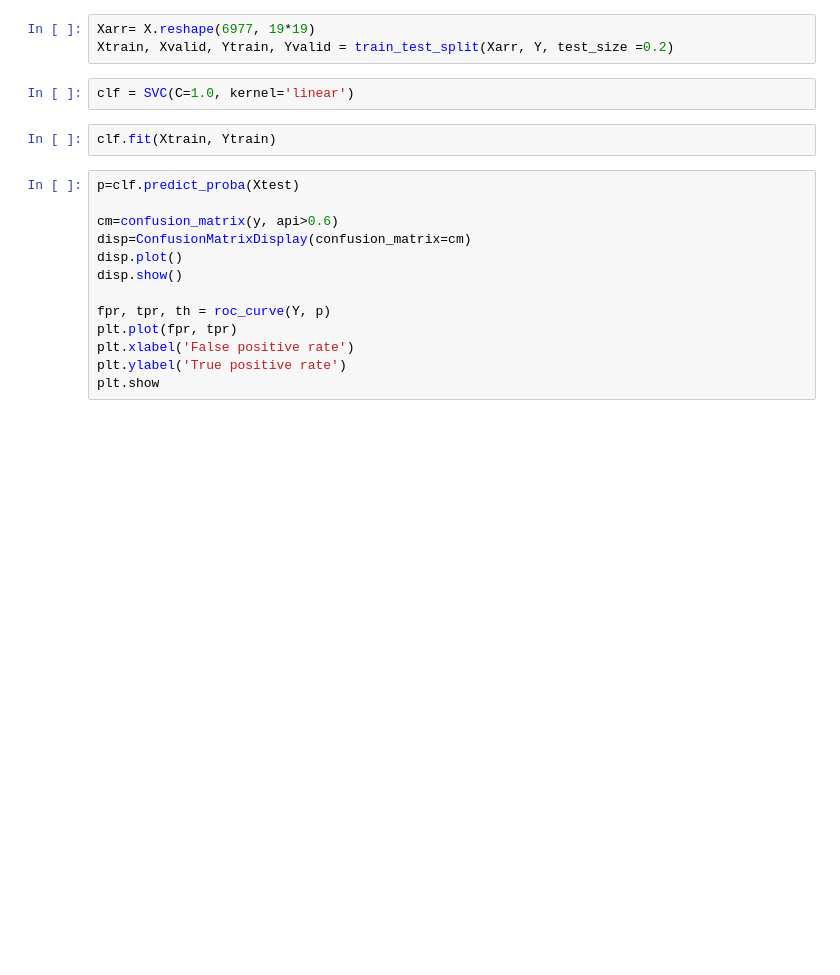
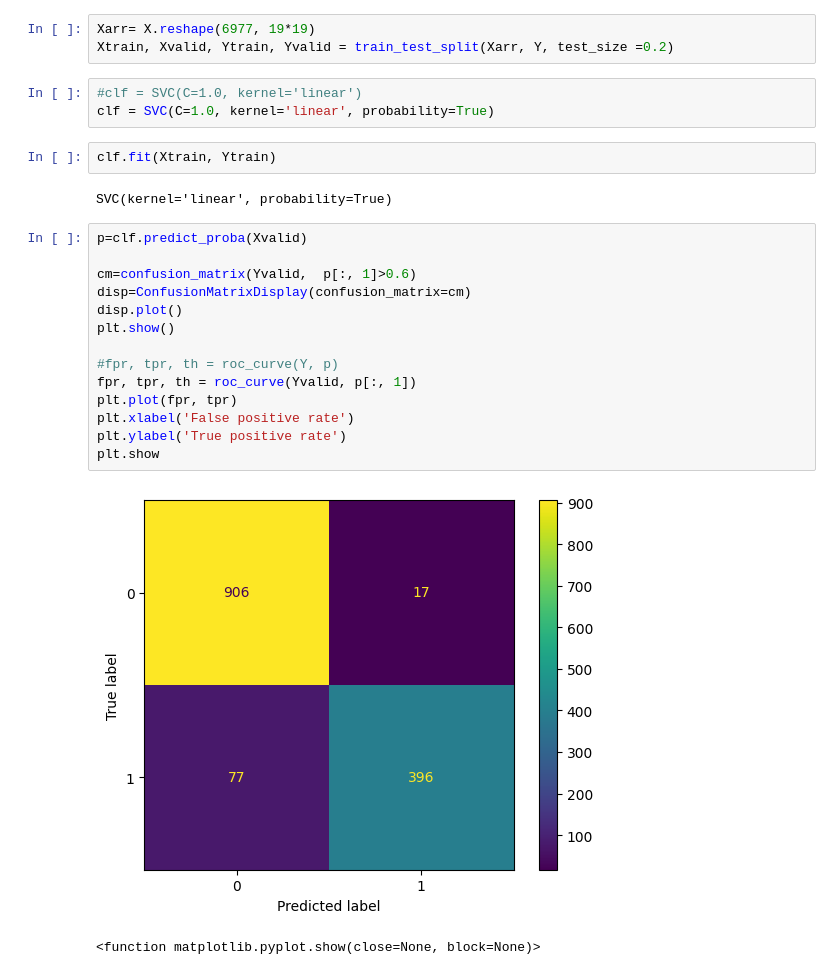
Before and after one commit to daisyLsbu/machinelearningConcept, a Jupyter notebook: SVM.ipynb, the cells around one changed output. Cells and saved outputs as stored; diff of their text form; blank space fills up the shorter version.

```diff
--- a/SVM.ipynb
+++ b/SVM.ipynb
@@ -23,19 +23,26 @@ from sklearn.metrics import roc_curve, auc, roc_auc_score
 Xarr= X.reshape(6977, 19*19)
 Xtrain, Xvalid, Ytrain, Yvalid = train_test_split(Xarr, Y, test_size =0.2)
 # %%
-clf = SVC(C=1.0, kernel='linear')
+#clf = SVC(C=1.0, kernel='linear')
+clf = SVC(C=1.0, kernel='linear', probability=True)
 # %%
 clf.fit(Xtrain, Ytrain)
+# %% [output]
+SVC(kernel='linear', probability=True)
 # %%
-p=clf.predict_proba(Xtest)
+p=clf.predict_proba(Xvalid)
 
-cm=confusion_matrix(y, api>0.6)
+cm=confusion_matrix(Yvalid,  p[:, 1]>0.6)
 disp=ConfusionMatrixDisplay(confusion_matrix=cm)
 disp.plot()
-disp.show()
+plt.show()
 
-fpr, tpr, th = roc_curve(Y, p)
+#fpr, tpr, th = roc_curve(Y, p)
+fpr, tpr, th = roc_curve(Yvalid, p[:, 1])
 plt.plot(fpr, tpr)
 plt.xlabel('False positive rate')
 plt.ylabel('True positive rate')
 plt.show
+# %% [output]
+[figure, added]
+<function matplotlib.pyplot.show(close=None, block=None)>
```
Also changed, not shown: parts of 2 cells of this notebook, 3 other files.
